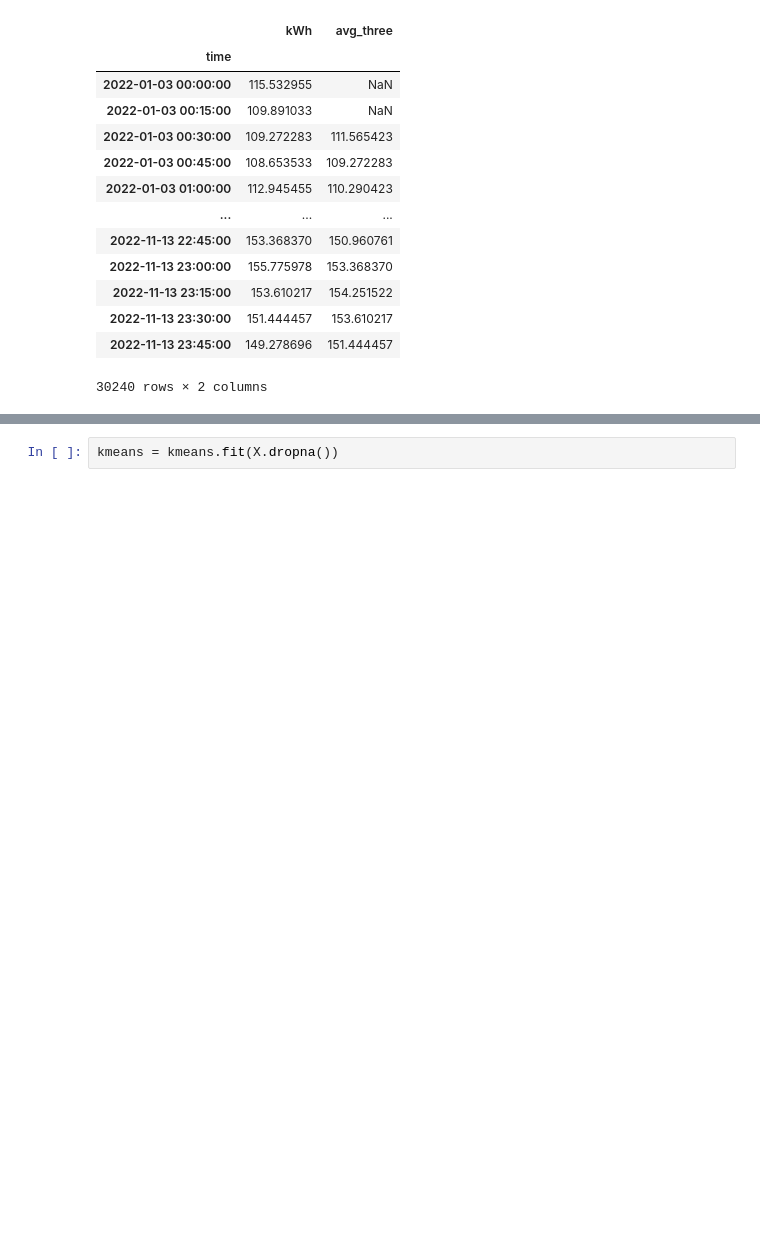
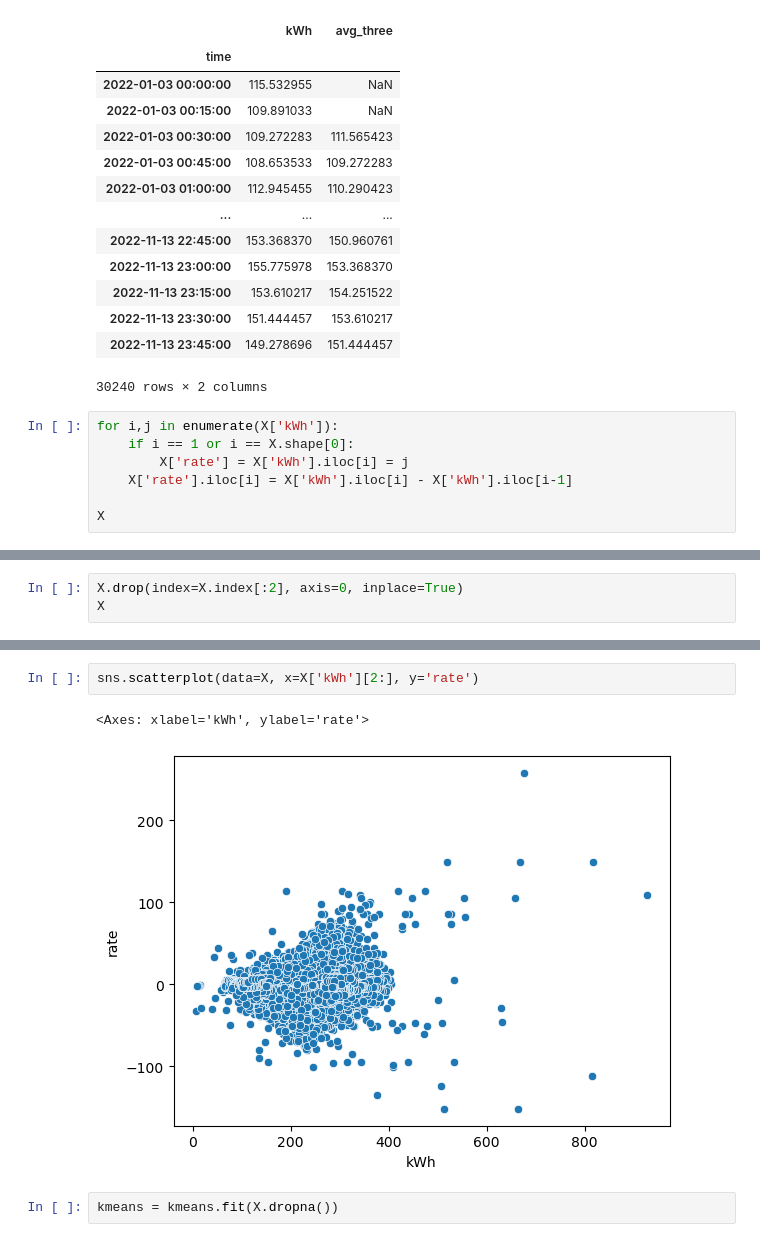
Before and after one commit to Sunpreet29/Task-3-Icon-Pro, a Jupyter notebook: task_solution.ipynb, the cells around one changed output, grey strips where cells are left out. Saved outputs shown, nothing was run; the diff lists cells and outputs as text; blank space fills up the shorter version.

```diff
--- a/task_solution.ipynb
+++ b/task_solution.ipynb
@@ -233,3 +258,10 @@ X
 | 2022-11-13 23:30:00 | 151.444457 | 153.610217 |
 | 2022-11-13 23:45:00 | 149.278696 | 151.444457 |
 30240 rows × 2 columns
+# %%
+for i,j in enumerate(X['kWh']):
+    if i == 1 or i == X.shape[0]:
+        X['rate'] = X['kWh'].iloc[i] = j
+    X['rate'].iloc[i] = X['kWh'].iloc[i] - X['kWh'].iloc[i-1]
+
+X
@@ -235,0 +283,3 @@ X
+# %%
+X.drop(index=X.index[:2], axis=0, inplace=True)
+X
@@ -236,3 +301,8 @@ X
+# %%
+sns.scatterplot(data=X, x=X['kWh'][2:], y='rate')
+# %% [output]
+<Axes: xlabel='kWh', ylabel='rate'>
+[figure, added]
 # %%
 kmeans = kmeans.fit(X.dropna())
 # %%
```
Also changed, not shown: parts of 9 cells of this notebook.
